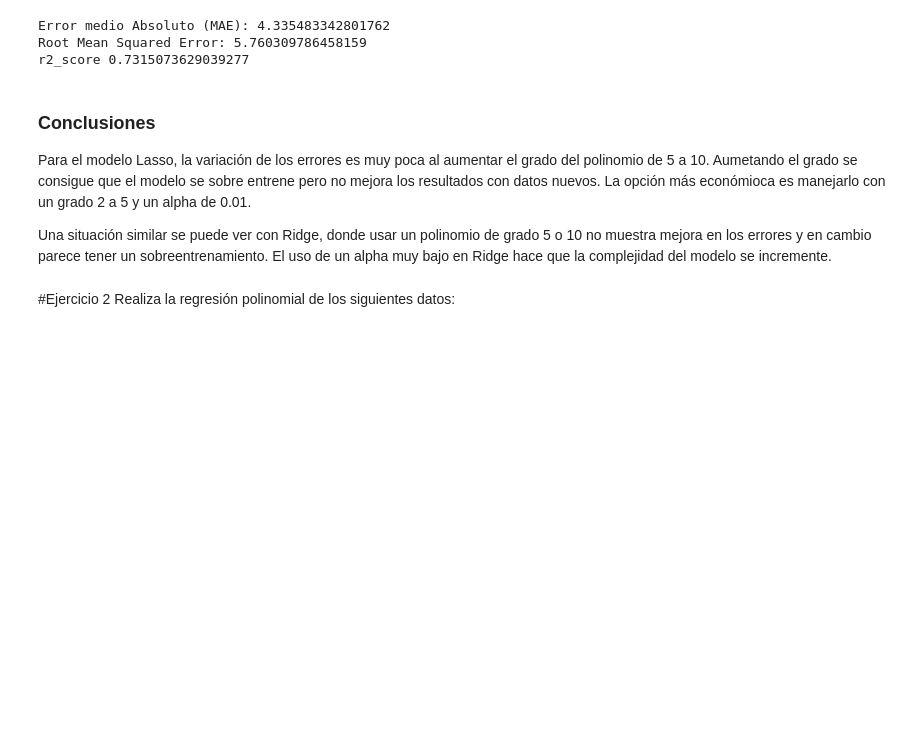
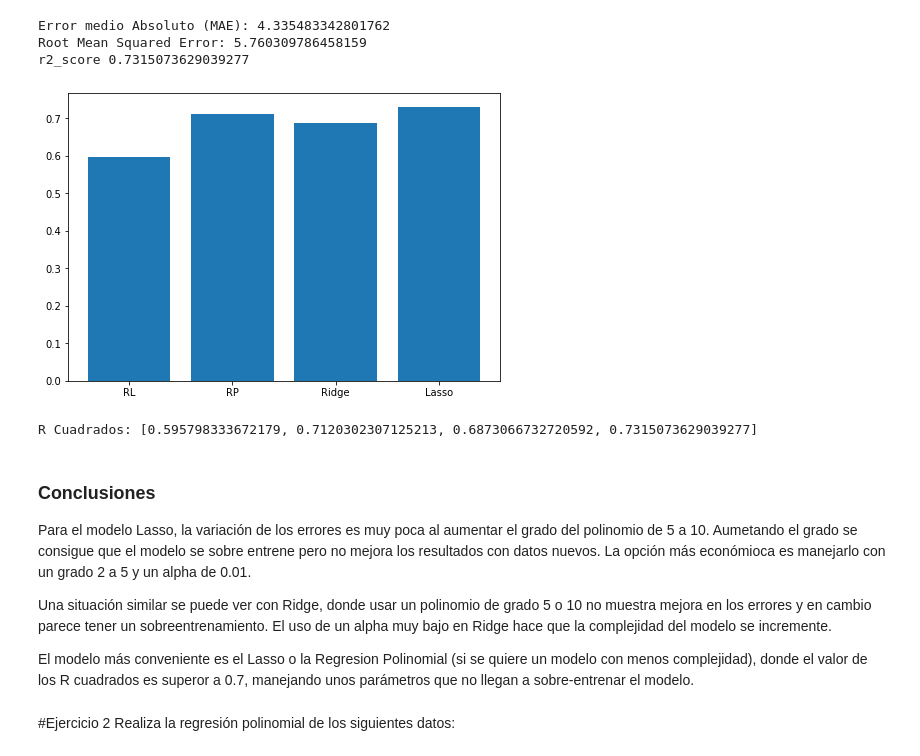
Before and after one commit to farinteractions/raspi-interactions, a Jupyter notebook: Actividad_Semanal_7/TecMty_Regresion_lineal_polinomial.ipynb, the cells around one changed output. Saved outputs shown, nothing was run; the diff lists cells and outputs as text; code cells hidden in the pictures; blank space fills up the shorter version.

```diff
--- a/Actividad_Semanal_7/TecMty_Regresion_lineal_polinomial.ipynb
+++ b/Actividad_Semanal_7/TecMty_Regresion_lineal_polinomial.ipynb
@@ -573,12 +591,27 @@ print('r2_score', r2_lasso)
 Error medio Absoluto (MAE): 4.335483342801762
 Root Mean Squared Error: 5.760309786458159
 r2_score 0.7315073629039277
+# %%
+res = [r2_lin, r2_poly, r2_ridge, r2_lasso]
+names = ['RL', 'RP', 'Ridge', 'Lasso']
+
+fig = plt.figure()
+aux = fig.add_axes([0,0,1,1])
+aux.bar(names, res)
+plt.show()
+
+print('R Cuadrados:', res)
+# %% [output]
+[figure, added]
+R Cuadrados: [0.595798333672179, 0.7120302307125213, 0.6873066732720592, 0.7315073629039277]
 # %% [markdown]
 ### Conclusiones
 
 Para el modelo Lasso, la variación de los errores es muy poca al aumentar el grado del polinomio de 5 a 10. Aumetando el grado se consigue que el modelo se sobre entrene pero no mejora los resultados con datos nuevos. La  opción más económioca es manejarlo con un grado 2 a 5 y un alpha de 0.01.
 
 Una situación similar se puede ver con Ridge, donde usar un polinomio de grado 5 o 10 no muestra mejora en los errores y en cambio parece tener un sobreentrenamiento. El uso de un alpha muy bajo en Ridge hace que la complejidad del modelo se incremente.
+
+El modelo más conveniente es el Lasso o la Regresion Polinomial (si se quiere un modelo con menos complejidad), donde el valor de los R cuadrados es superor a 0.7, manejando unos parámetros que no llegan a sobre-entrenar el modelo.
 # %% [markdown]
 #Ejercicio 2
 Realiza la regresión polinomial de los siguientes datos:
```
Also changed, not shown: parts of 25 cells of this notebook.
